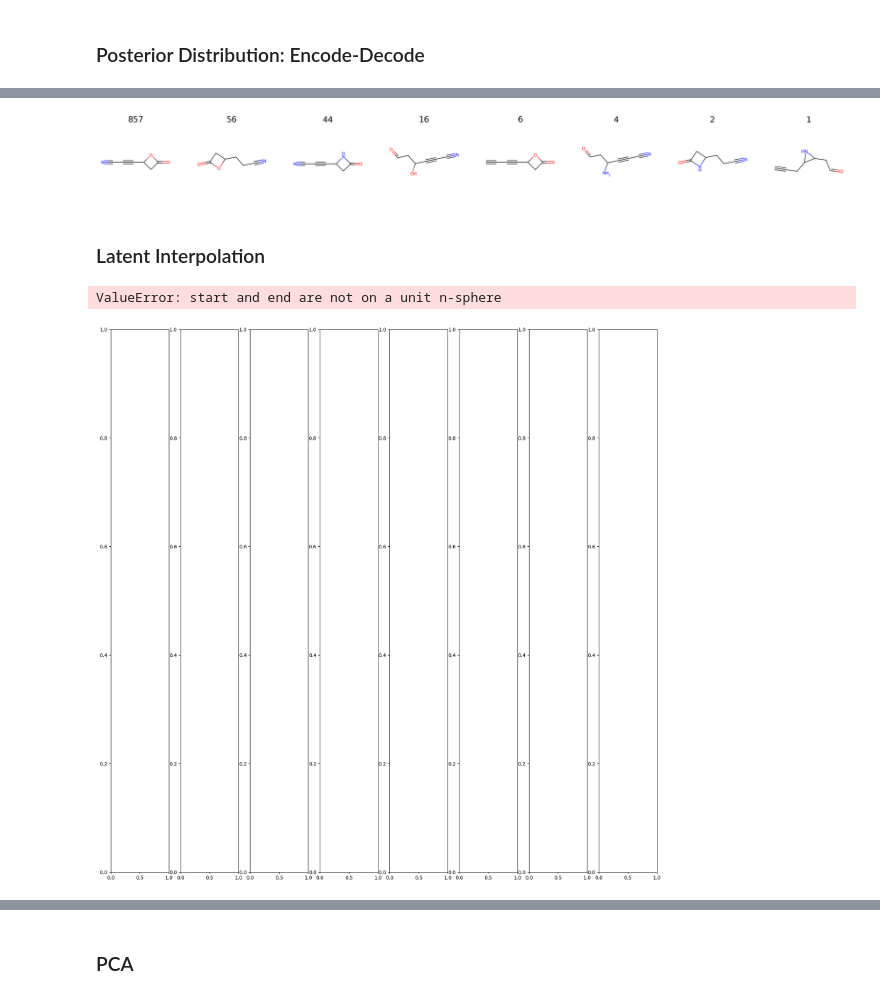
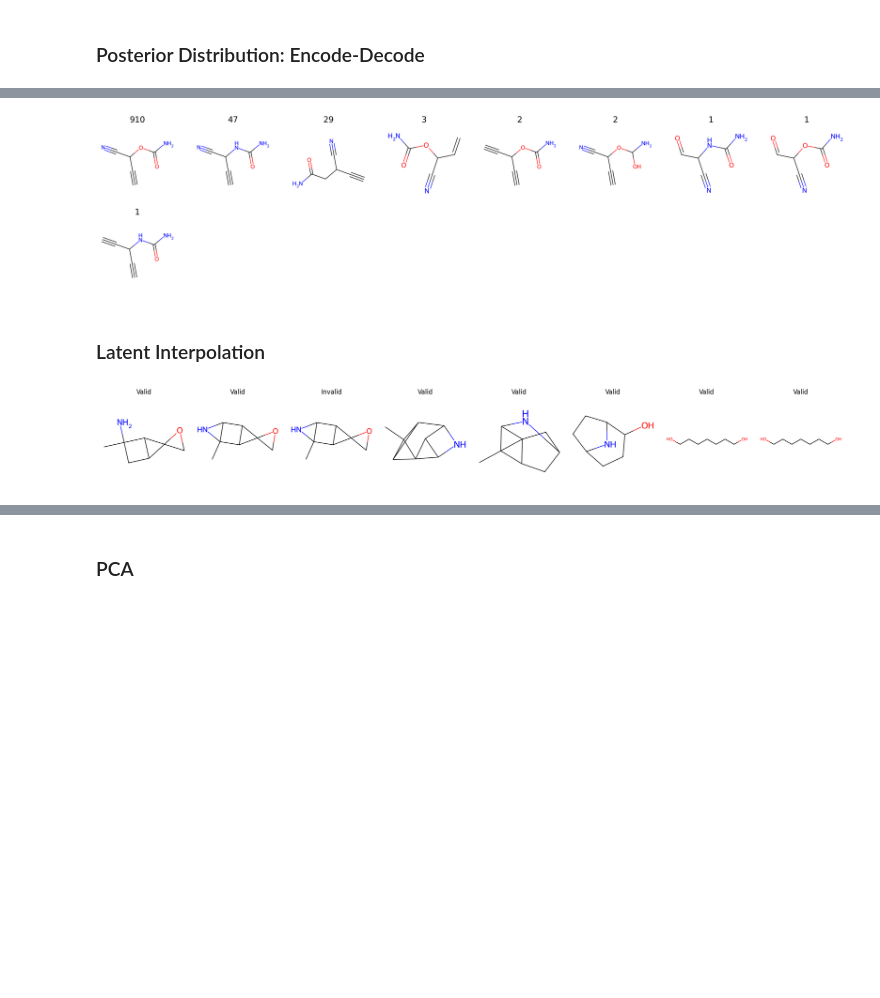
Before and after one commit to pkmtum/Molecular_Generative_Modeling, a Jupyter notebook: source/graph_vae.ipynb, the cells around one changed output, grey strips where cells are left out. Saved outputs shown, nothing was run; the diff lists cells and outputs as text; code cells hidden in the pictures; blank space fills up the shorter version.

```diff
--- a/source/graph_vae.ipynb
+++ b/source/graph_vae.ipynb
@@ -29,29 +32,14 @@ from graph_vae.vae import GraphVAE
 device = torch.device('cuda' if torch.cuda.is_available() else 'cpu')
 include_hydrogen = False
 
-properties = ["homo", "lumo"]
+properties = ["homo", "lumo", "r2"]
 
-transform_list = [
-    SelectQM9TargetProperties(properties=properties),
-    SelectQM9NodeFeatures(features=["atom_type"]),
-]
-if not include_hydrogen:
-    transform_list.append(DropQM9Hydrogen())
-
-max_num_nodes = 29 if include_hydrogen else 9
-transform_list += [
-    AddAdjacencyMatrix(max_num_nodes=max_num_nodes),
-    AddNodeAttributeMatrix(max_num_nodes=max_num_nodes),
-    AddEdgeAttributeMatrix(max_num_nodes=max_num_nodes),
-]
-
-pre_transform = T.Compose(transform_list)
-transform = T.Compose([
-    #RandomPermutation(max_num_nodes=max_num_nodes),
-    T.ToDevice(device=device)
-])
-
-dataset = QM9(root="./data", pre_transform=pre_transform, pre_filter=qm9_pre_filter, transform=transform)
+dataset = create_qm9_dataset(
+    device=device,
+    include_hydrogen=include_hydrogen,
+    refresh_data_cache=False,
+    properties=properties,
+)
 
 train_dataset, val_dataset, test_dataset = create_qm9_data_split(dataset=dataset)
 
@@ -129,7 +127,7 @@ Encoded 5120 molecules.
 ### Posterior Distribution: Encode-Decode
 # %%
 #8, 190, 59, 101
-mol_index = 101
+mol_index = 59
 # %%
 src_mol_graph = val_dataset[mol_index]
 src_mol = graph_to_mol(src_mol_graph, includes_h=False, validate=False)
@@ -237,7 +235,7 @@ for j in range(i + 1, len(axes)):
 
 plt.show()
 # %% [output]
-[figure, old version]
+[figure, new version]
 # %% [markdown]
 ### Latent Interpolation
 # %%
@@ -271,11 +269,13 @@ val_loader = dataloaders["val"]
 start_index = random.randint(0, 255)
 end_index = random.randint(0, 255)
 
+print(f"Start index: {start_index}")
+print(f"End index = {end_index}")
+
 with torch.no_grad():
 
     val_batch = next(iter(val_loader))
 
-    # TODO: encode 100 times and decode stochastically
     z = graph_vae_model.encode(val_batch)
 
     z_start = z[start_index].unsqueeze(0)
@@ -287,34 +287,33 @@ with torch.no_grad():
     rows = 1
     fig, axs = plt.subplots(rows, cols, figsize=(20, 20))  # Adjust figsize to suit your needs
     axs = axs.flatten()  # Flatten the array of axes to make them easier to index
 
     for i in range(num_steps):
         f = i / (num_steps - 1)
-        #z_interpolated = (1 - f) * z_start + f * z_end
-        z_interpolated = slerp(z_start[0].cpu(), z_end[0].cpu(), f)
+        z_interpolated = (1 - f) * z_start + f * z_end
+        #z_interpolated = slerp(z_start[0].cpu(), z_end[0].cpu(), f)
 
         recon = graph_vae_model.decode(z_interpolated)
 
         x = (recon[0], recon[1], recon[2])
         graph = graph_vae_model.output_to_graph(x=x, stochastic=False)
 
         is_valid = True
         if not nx.is_connected(pyg_utils.to_networkx(graph, to_undirected=True)):
             is_valid = False
 
         try:
             mol = graph_to_mol(data=graph, includes_h=include_hydrogen, validate=True)
         except:
             is_valid = False
 
         mol_img = mol_to_image_tensor(mol=mol).transpose(1, 3).transpose(1, 2)
         axs[i].imshow(mol_img[0])
         title = "Valid" if is_valid else "Invalid"
         axs[i].set_title(title)
         axs[i].axis("off")
 
 plt.tight_layout()
 plt.show()
 # %% [output]
-ValueError: start and end are not on a unit n-sphere
-[figure, old version]
+[figure, new version]
```
Also changed, not shown: parts of 8 cells of this notebook, 5 other files.
